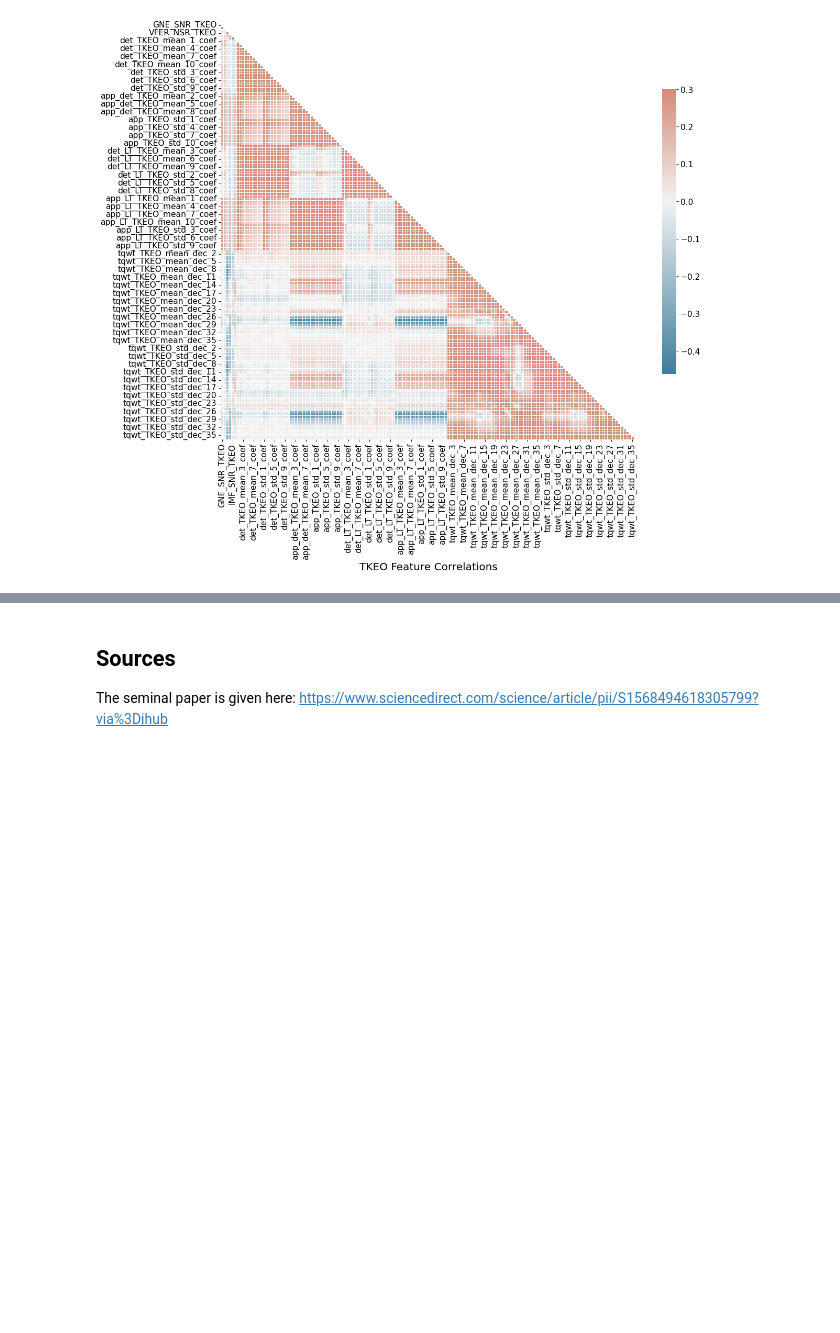
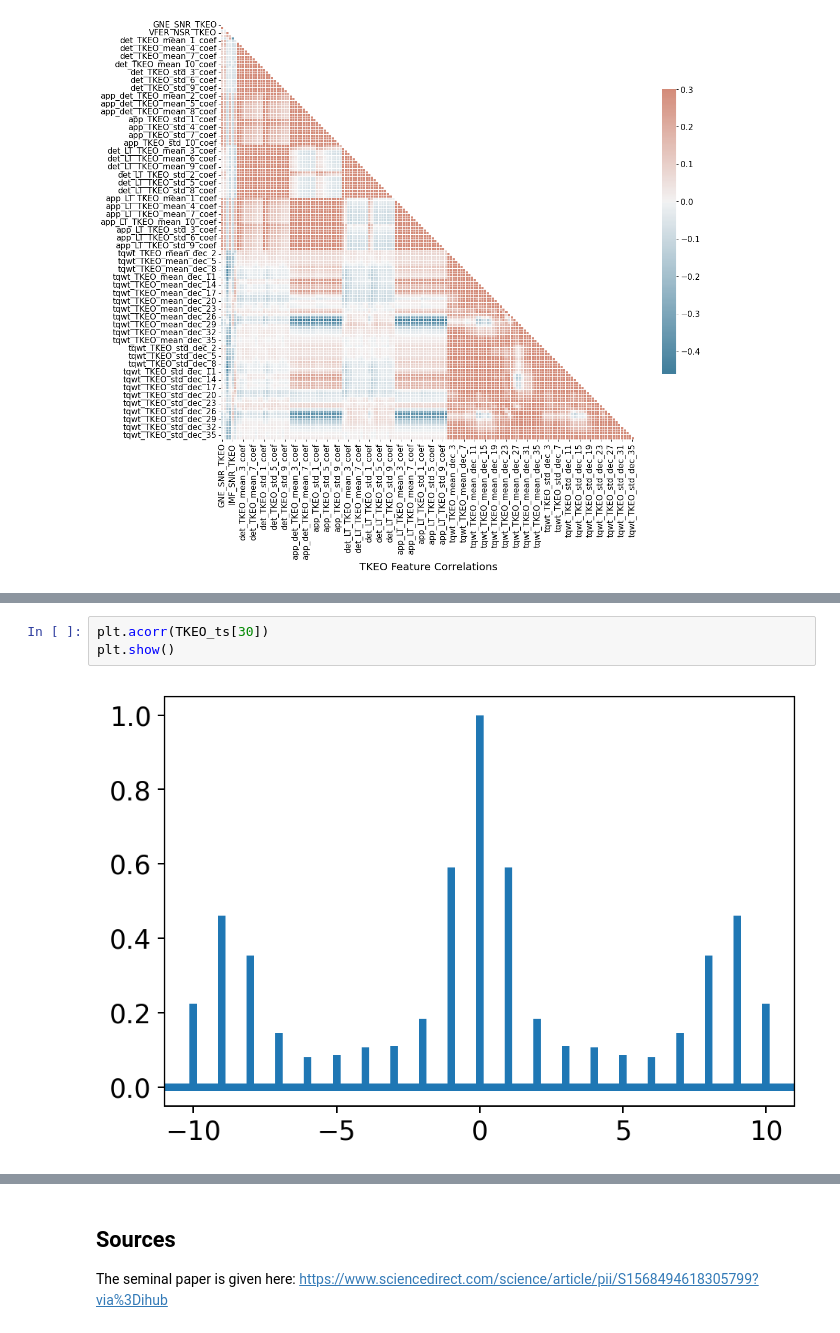
Before and after one commit to Mark-Oussoren/Parkinson_Classification, a Jupyter notebook: notebooks/EDA - Mark.ipynb, the cells around one changed output, grey strips where cells are left out. Cells and saved outputs as stored; diff of their text form; blank space fills up the shorter version.

```diff
--- a/notebooks/EDA - Mark.ipynb
+++ b/notebooks/EDA - Mark.ipynb
@@ -179,0 +187,5 @@ plt.show()
+# %%
+plt.acorr(TKEO_ts[30])
+plt.show()
+# %% [output]
+[figure, added]
```
Also changed, not shown: parts of 8 cells of this notebook, 3 other files.
